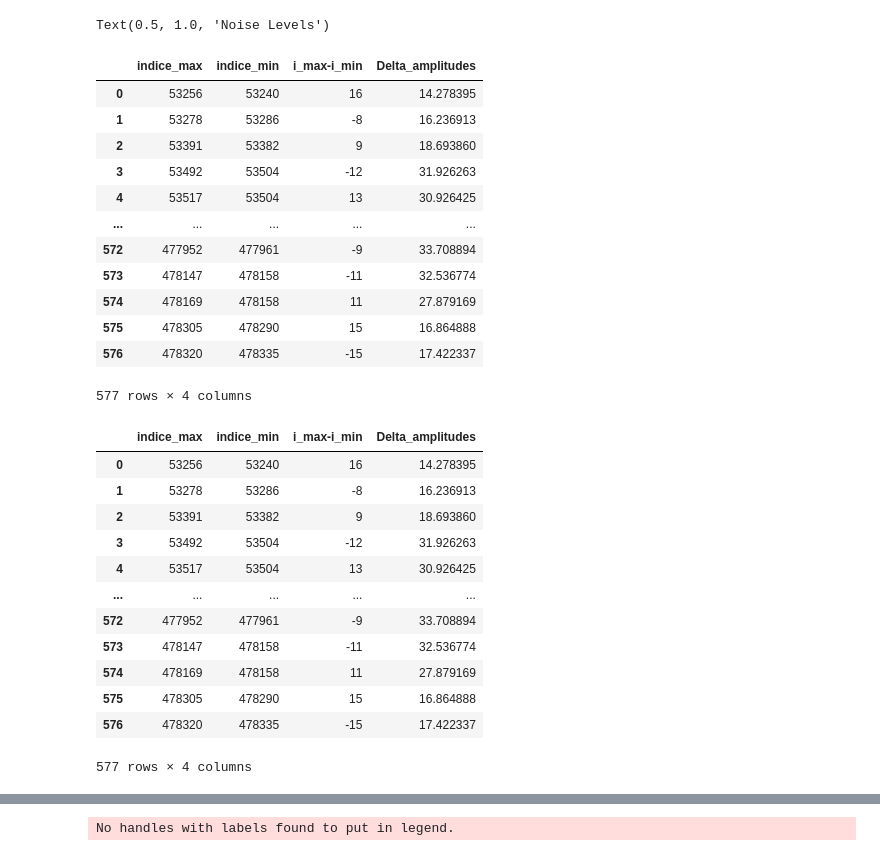
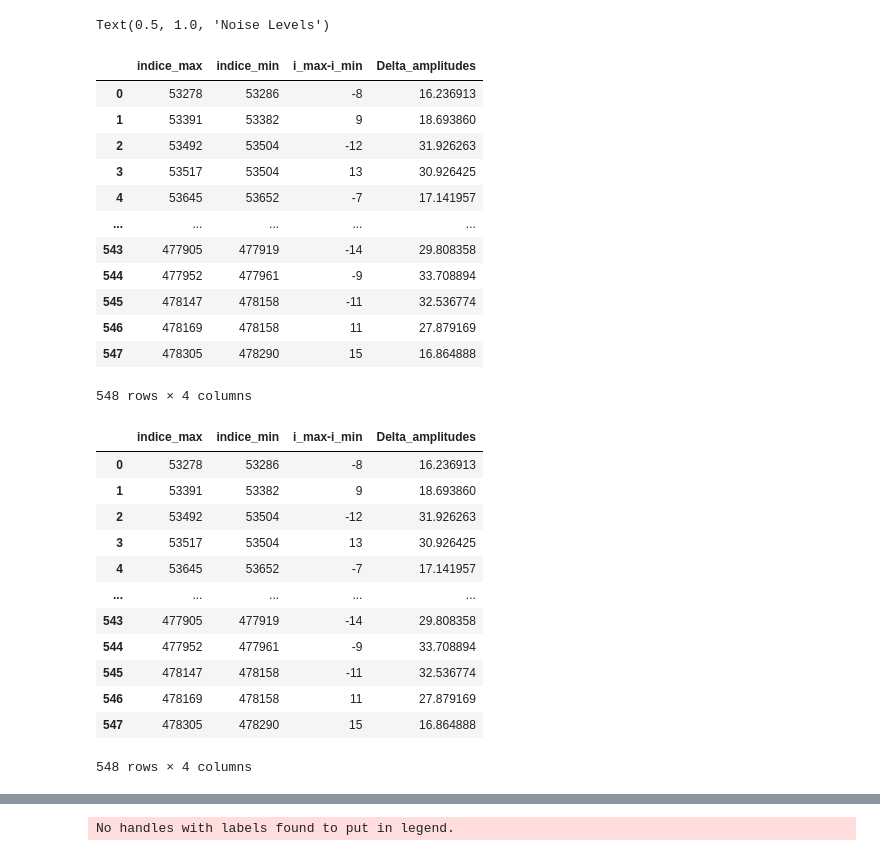
Before and after one commit to Sylvain-Gutierrez/PIR, a Jupyter notebook: Bilan_PCA_29_04_20.ipynb, the cells around one changed output, grey strips where cells are left out. Drawn from its saved outputs; the diff is of its cells as text; code cells hidden in the pictures.

```diff
--- a/Bilan_PCA_29_04_20.ipynb
+++ b/Bilan_PCA_29_04_20.ipynb
@@ -118,49 +118,49 @@ Text(0.5, 1.0, 'Noise Levels')
 # %%
 spike_info = find_spikes(signal, noise_levels, fs,
                            window_size = 0.0005,
                            noise_window_size = 0.01,
-                           threshold_factor = 3.4,
+                           threshold_factor = 3.5,
                            maxseparation = 0.0015)
 
 spike_info.columns = ['indice_max','indice_min','i_max-i_min','Delta_amplitudes']
 spike_info
 # %% [output]
 |  | indice_max | indice_min | i_max-i_min | Delta_amplitudes |
-| 0 | 53256 | 53240 | 16 | 14.278395 |
-| 1 | 53278 | 53286 | -8 | 16.236913 |
-| 2 | 53391 | 53382 | 9 | 18.693860 |
-| 3 | 53492 | 53504 | -12 | 31.926263 |
-| 4 | 53517 | 53504 | 13 | 30.926425 |
+| 0 | 53278 | 53286 | -8 | 16.236913 |
+| 1 | 53391 | 53382 | 9 | 18.693860 |
+| 2 | 53492 | 53504 | -12 | 31.926263 |
+| 3 | 53517 | 53504 | 13 | 30.926425 |
+| 4 | 53645 | 53652 | -7 | 17.141957 |
 | ... | ... | ... | ... | ... |
-| 572 | 477952 | 477961 | -9 | 33.708894 |
-| 573 | 478147 | 478158 | -11 | 32.536774 |
-| 574 | 478169 | 478158 | 11 | 27.879169 |
-| 575 | 478305 | 478290 | 15 | 16.864888 |
-| 576 | 478320 | 478335 | -15 | 17.422337 |
+| 543 | 477905 | 477919 | -14 | 29.808358 |
+| 544 | 477952 | 477961 | -9 | 33.708894 |
+| 545 | 478147 | 478158 | -11 | 32.536774 |
+| 546 | 478169 | 478158 | 11 | 27.879169 |
+| 547 | 478305 | 478290 | 15 | 16.864888 |
-577 rows × 4 columns
+548 rows × 4 columns
 # %%
 spike_info = find_spikes(signal, noise_levels, fs,
                            window_size = 0.0005,
                            noise_window_size = 0.01,
-                           threshold_factor = 3.4,
+                           threshold_factor = 3.5,
                            maxseparation = 0.0015)
 
 spike_info.columns = ['indice_max','indice_min','i_max-i_min','Delta_amplitudes']
 spike_info
 # %% [output]
 |  | indice_max | indice_min | i_max-i_min | Delta_amplitudes |
-| 0 | 53256 | 53240 | 16 | 14.278395 |
-| 1 | 53278 | 53286 | -8 | 16.236913 |
-| 2 | 53391 | 53382 | 9 | 18.693860 |
-| 3 | 53492 | 53504 | -12 | 31.926263 |
-| 4 | 53517 | 53504 | 13 | 30.926425 |
+| 0 | 53278 | 53286 | -8 | 16.236913 |
+| 1 | 53391 | 53382 | 9 | 18.693860 |
+| 2 | 53492 | 53504 | -12 | 31.926263 |
+| 3 | 53517 | 53504 | 13 | 30.926425 |
+| 4 | 53645 | 53652 | -7 | 17.141957 |
 | ... | ... | ... | ... | ... |
-| 572 | 477952 | 477961 | -9 | 33.708894 |
-| 573 | 478147 | 478158 | -11 | 32.536774 |
-| 574 | 478169 | 478158 | 11 | 27.879169 |
-| 575 | 478305 | 478290 | 15 | 16.864888 |
-| 576 | 478320 | 478335 | -15 | 17.422337 |
+| 543 | 477905 | 477919 | -14 | 29.808358 |
+| 544 | 477952 | 477961 | -9 | 33.708894 |
+| 545 | 478147 | 478158 | -11 | 32.536774 |
+| 546 | 478169 | 478158 | 11 | 27.879169 |
+| 547 | 478305 | 478290 | 15 | 16.864888 |
-577 rows × 4 columns
+548 rows × 4 columns
 # %%
 spike_data = record_spikes(signal, fs, spike_info.iloc[:,0],
                   t_before = 0.0008,
```
Also changed, not shown: parts of 4 cells of this notebook, 1 other file.
